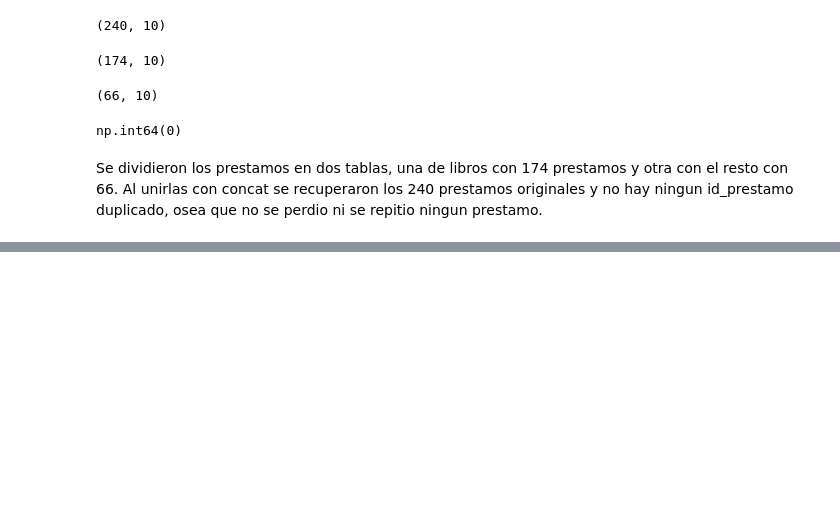
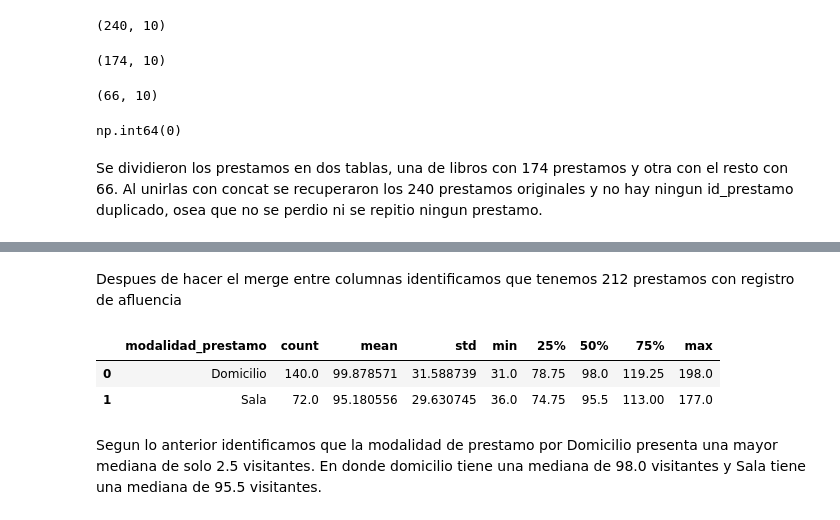
Before and after one commit to Sebast68h/Taller-9-Aplicaciones, a Jupyter notebook: notebook.ipynb, the cells around one changed output, grey strips where cells are left out. Saved outputs shown, nothing was run; the diff lists cells and outputs as text; code cells hidden in the pictures; blank space fills up the shorter version.

```diff
--- a/notebook.ipynb
+++ b/notebook.ipynb
@@ -370,0 +406,11 @@ Se dividieron los prestamos en dos tablas, una de libros con 174 prestamos y otr
+# %% [markdown]
+Despues de hacer el merge entre columnas identificamos que tenemos 212 prestamos con registro de afluencia
+# %%
+merge_PA_idafluencia.groupby("modalidad_prestamo")["visitantes"].describe().reset_index()
+# %% [output]
+|  | modalidad_prestamo | count | mean | std | min | 25% | 50% | 75% | max |
+| 0 | Domicilio | 140.0 | 99.878571 | 31.588739 | 31.0 | 78.75 | 98.0 | 119.25 | 198.0 |
+| 1 | Sala | 72.0 | 95.180556 | 29.630745 | 36.0 | 74.75 | 95.5 | 113.00 | 177.0 |
+# %% [markdown]
+Segun lo anterior identificamos que la modalidad de prestamo por Domicilio presenta una mayor mediana de solo 2.5 visitantes.
+En donde domicilio tiene una mediana de 98.0 visitantes y Sala tiene una mediana de 95.5 visitantes.
```
Also changed, not shown: parts of 4 cells of this notebook.
